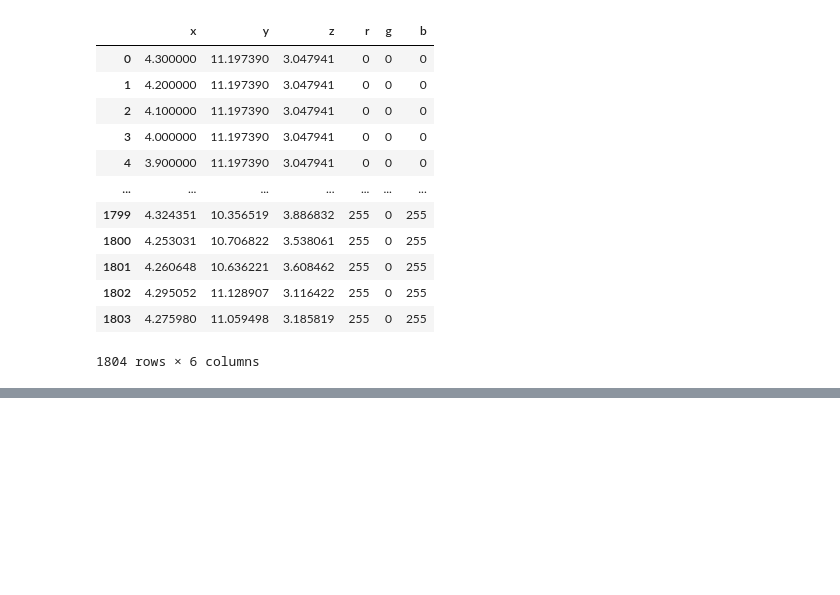
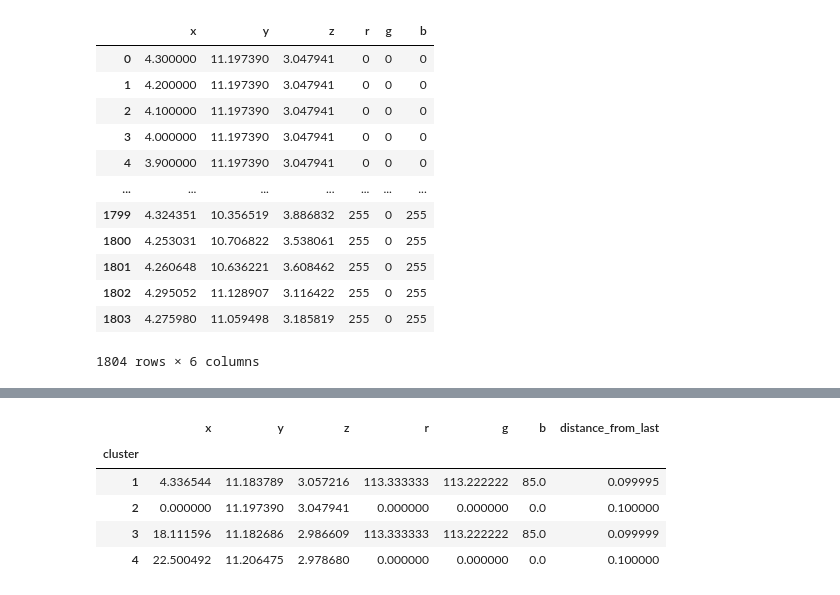
Before and after one commit to joeforth/fractal_slicer, a Jupyter notebook: many_colours_one_file_network.ipynb, the cells around one changed output, grey strips where cells are left out. Cells and saved outputs as stored; diff of their text form; code cells hidden in the pictures; blank space fills up the shorter version.

```diff
--- a/many_colours_one_file_network.ipynb
+++ b/many_colours_one_file_network.ipynb
@@ -329,0 +361,9 @@ line_order
+# %%
+nodes
+# %% [output]
+|  | x | y | z | r | g | b | distance_from_last |
+| cluster |  |  |  |  |  |  |  |
+| 1 | 4.336544 | 11.183789 | 3.057216 | 113.333333 | 113.222222 | 85.0 | 0.099995 |
+| 2 | 0.000000 | 11.197390 | 3.047941 | 0.000000 | 0.000000 | 0.0 | 0.100000 |
+| 3 | 18.111596 | 11.182686 | 2.986609 | 113.333333 | 113.222222 | 85.0 | 0.099999 |
+| 4 | 22.500492 | 11.206475 | 2.978680 | 0.000000 | 0.000000 | 0.0 | 0.100000 |
```
Also changed, not shown: parts of 5 cells of this notebook, 4 other files.
